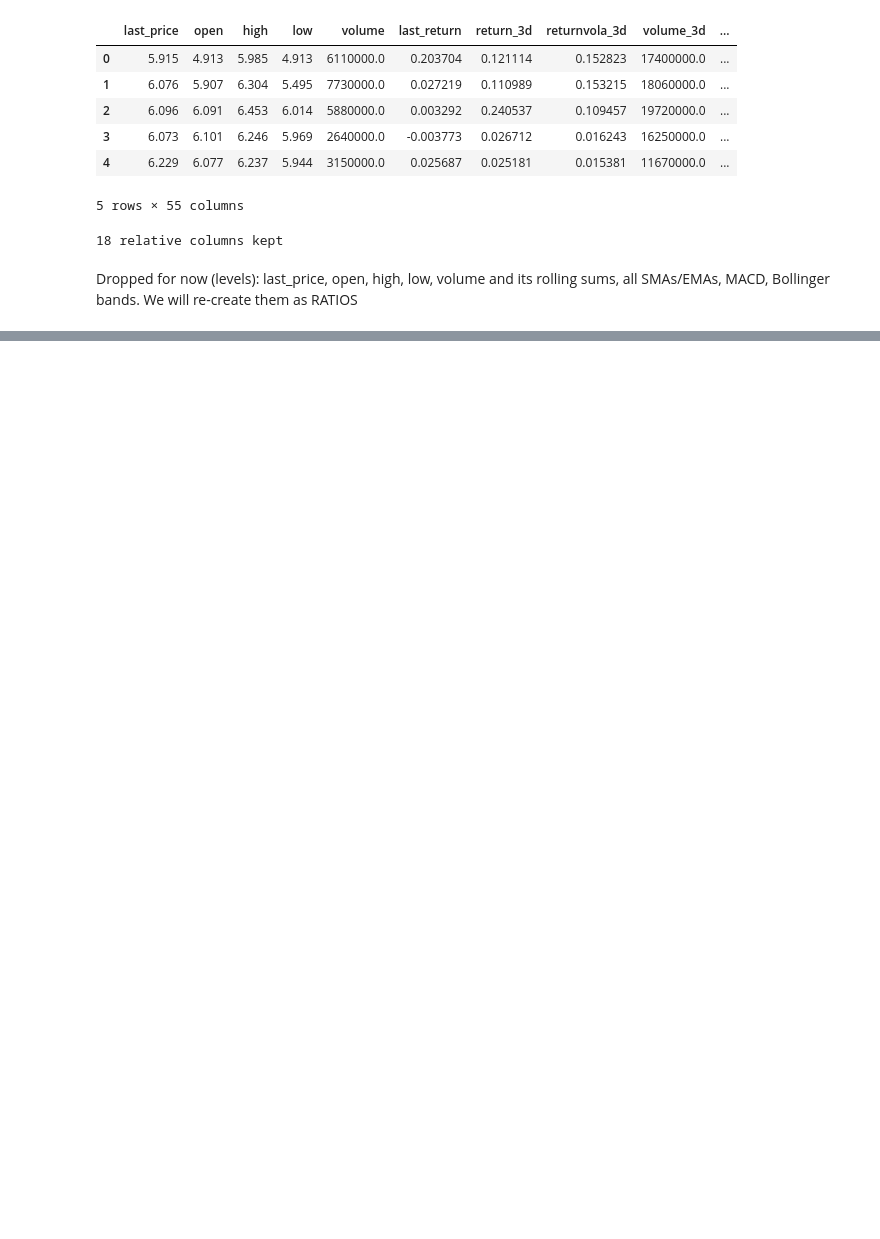
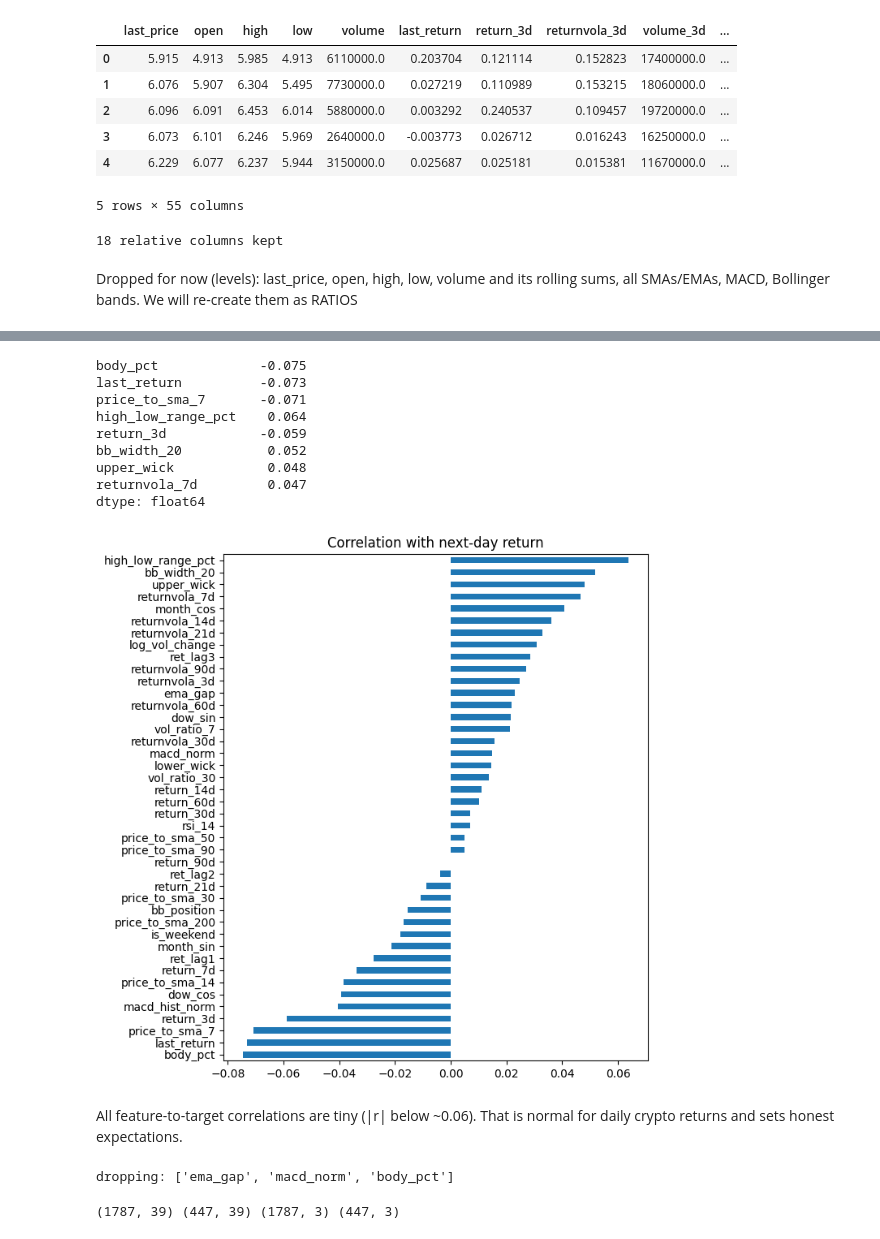
Before and after one commit to FaijAhamed-ML/ATOM-USDT-CRYPTOCURRENCY-ML-MODEL-PREDICTION, a Jupyter notebook: 02.notebook/02.feature_Engineering.ipynb, the cells around one changed output, grey strips where cells are left out. Cells and saved outputs as stored; diff of their text form; code cells hidden in the pictures; blank space fills up the shorter version.

```diff
--- a/02.notebook/02.feature_Engineering.ipynb
+++ b/02.notebook/02.feature_Engineering.ipynb
@@ -56,0 +124,24 @@ feat["is_weekend"] = (df["day_of_week"] >= 5).astype(int)
+# %%
+tc = X_train.corrwith(y_train["target_next_return"]).sort_values(key=abs, ascending=False)
+print(tc.head(8).round(3))
+fig, ax = plt.subplots(figsize=(7, 7)); tc.sort_values().plot.barh(ax=ax); ax.set_title("Correlation with next-day return")
+plt.tight_layout(); fig.savefig("../03.results/eda_visualizations/target_correlation.png", dpi=130); plt.show()
+# %% [output]
+body_pct             -0.075
+last_return          -0.073
+price_to_sma_7       -0.071
+high_low_range_pct    0.064
+return_3d            -0.059
+bb_width_20           0.052
+upper_wick            0.048
+returnvola_7d         0.047
+dtype: float64
+[figure, added]
+# %% [markdown]
+All feature-to-target correlations are tiny (|r| below ~0.06). That is normal for daily crypto returns and sets honest expectations.
+# %%
+upper = corr.abs().where(np.triu(np.ones(corr.shape), k=1).astype(bool))
+to_drop = [c for c in upper.columns if (upper[c] > 0.95).any()]
+print("dropping:", to_drop)
+# %% [output]
+dropping: ['ema_gap', 'macd_norm', 'body_pct']
@@ -56,0 +152,6 @@ feat["is_weekend"] = (df["day_of_week"] >= 5).astype(int)
+# %%
+X_train.to_csv("../03.results/outputs/X_train.csv"); X_test.to_csv("../03.results/outputs/X_test.csv")
+y_train.to_csv("../03.results/outputs/y_train.csv"); y_test.to_csv("../03.results/outputs/y_test.csv")
+print(X_train.shape, X_test.shape, y_train.shape, y_test.shape)
+# %% [output]
+(1787, 39) (447, 39) (1787, 3) (447, 3)
```
Also changed, not shown: parts of 14 cells of this notebook, 8 other files.
